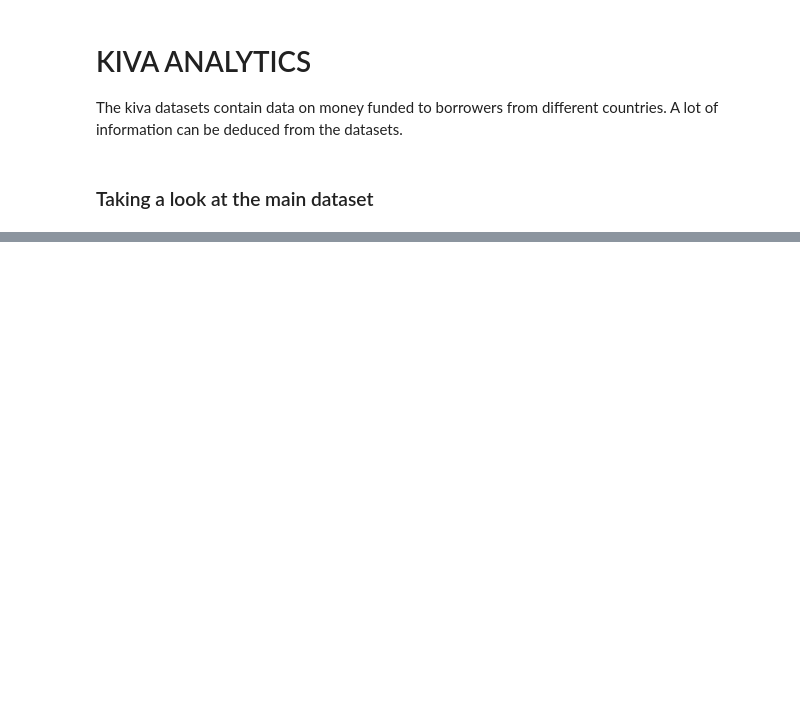
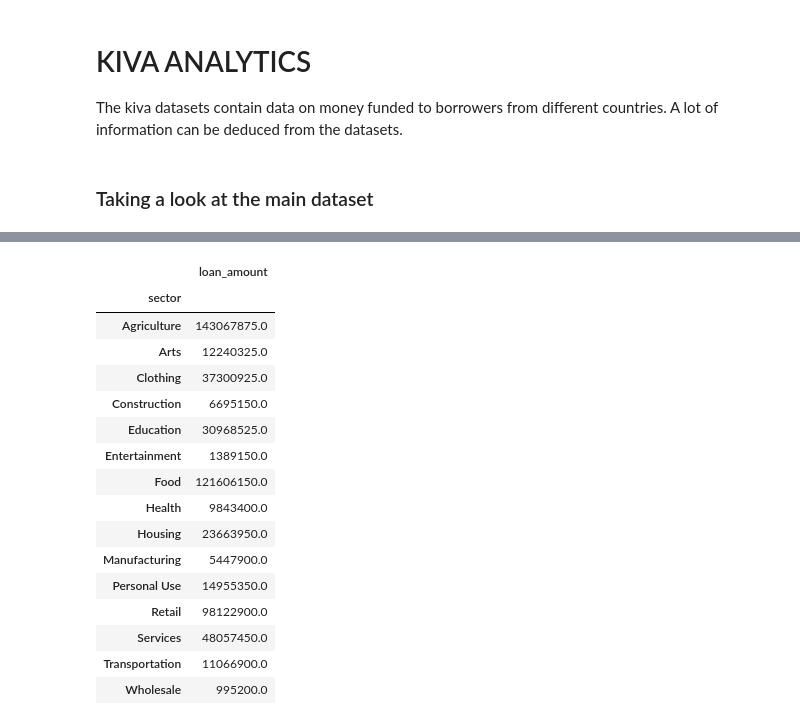
Before and after one commit to Python-4-DS/Python4ds_cohort-1, a Jupyter notebook: notebooks/kiva_analytics.ipynb, the cells around one changed output, grey strips where cells are left out. Cells and saved outputs as stored; diff of their text form; code cells hidden in the pictures; blank space fills up the shorter version.

```diff
--- a/notebooks/kiva_analytics.ipynb
+++ b/notebooks/kiva_analytics.ipynb
@@ -26,0 +149,23 @@ The very first thing before starting on any analytics is to take care of all mis
+# %%
+# return loan amount totals per sector
+loans_per_sector = pd.pivot_table(kiva_available_data, index=['sector'], values=['loan_amount'], aggfunc=[np.sum])
+loans_per_sector_summation = loans_per_sector['sum']
+loans_per_sector_summation
+# %% [output]
+|  | loan_amount |
+| sector |  |
+| Agriculture | 143067875.0 |
+| Arts | 12240325.0 |
+| Clothing | 37300925.0 |
+| Construction | 6695150.0 |
+| Education | 30968525.0 |
+| Entertainment | 1389150.0 |
+| Food | 121606150.0 |
+| Health | 9843400.0 |
+| Housing | 23663950.0 |
+| Manufacturing | 5447900.0 |
+| Personal Use | 14955350.0 |
+| Retail | 98122900.0 |
+| Services | 48057450.0 |
+| Transportation | 11066900.0 |
+| Wholesale | 995200.0 |
```
Also changed, not shown: parts of 23 cells of this notebook, 2 other files.
